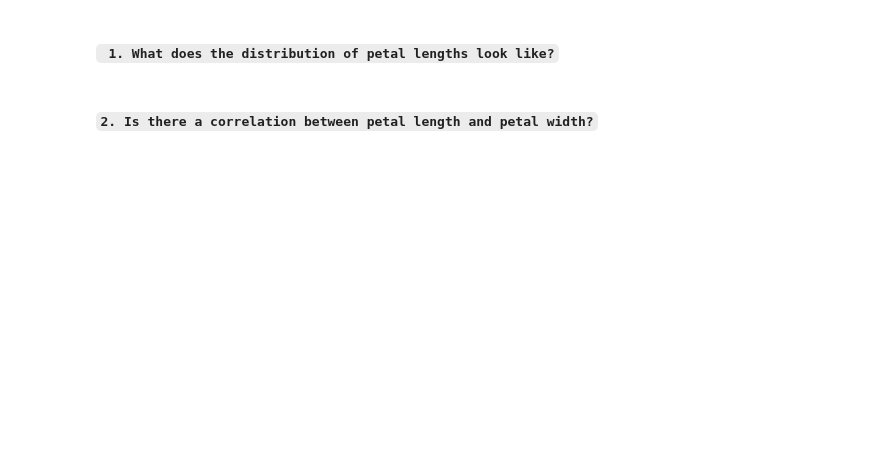
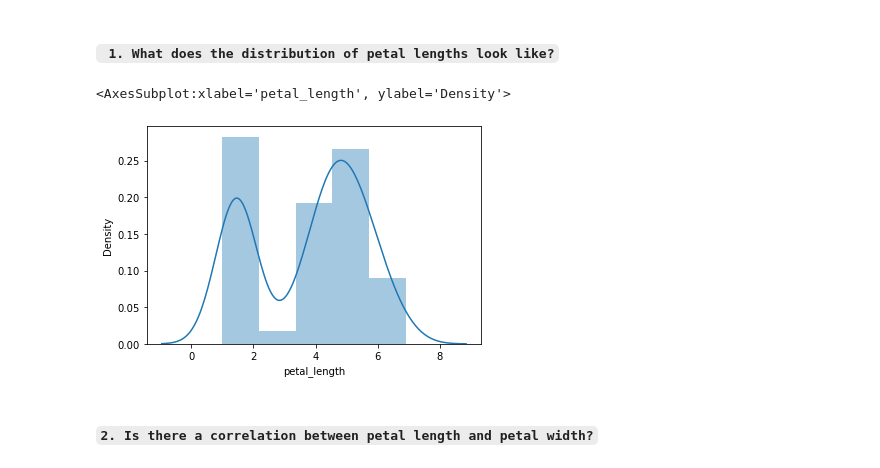
Before and after one commit to brandonjbryant/numpy-pandas-visualization-exercises, a Jupyter notebook: seaborn_exercises.ipynb, the cells around one changed output. Saved outputs shown, nothing was run; the diff lists cells and outputs as text; code cells hidden in the pictures; blank space fills up the shorter version.

```diff
--- a/seaborn_exercises.ipynb
+++ b/seaborn_exercises.ipynb
@@ -2,0 +11,6 @@
+# %%
+# Datasets
+iris = sns.load_dataset('iris')
+swiss = pydataset.data('swiss')
+insect_sprays = pydataset.data('InsectSprays')
+sleep_study = pydataset.data('sleepstudy')
@@ -3,4 +30,9 @@
 # %% [markdown]
 #### ` 1. What does the distribution of petal lengths look like?`
+# %%
+sns.distplot(iris.petal_length)
+# %% [output]
+<AxesSubplot:xlabel='petal_length', ylabel='Density'>
+[figure, added]
 # %% [markdown]
 #### `2. Is there a correlation between petal length and petal width?`
```
Also changed, not shown: parts of 47 cells of this notebook.
